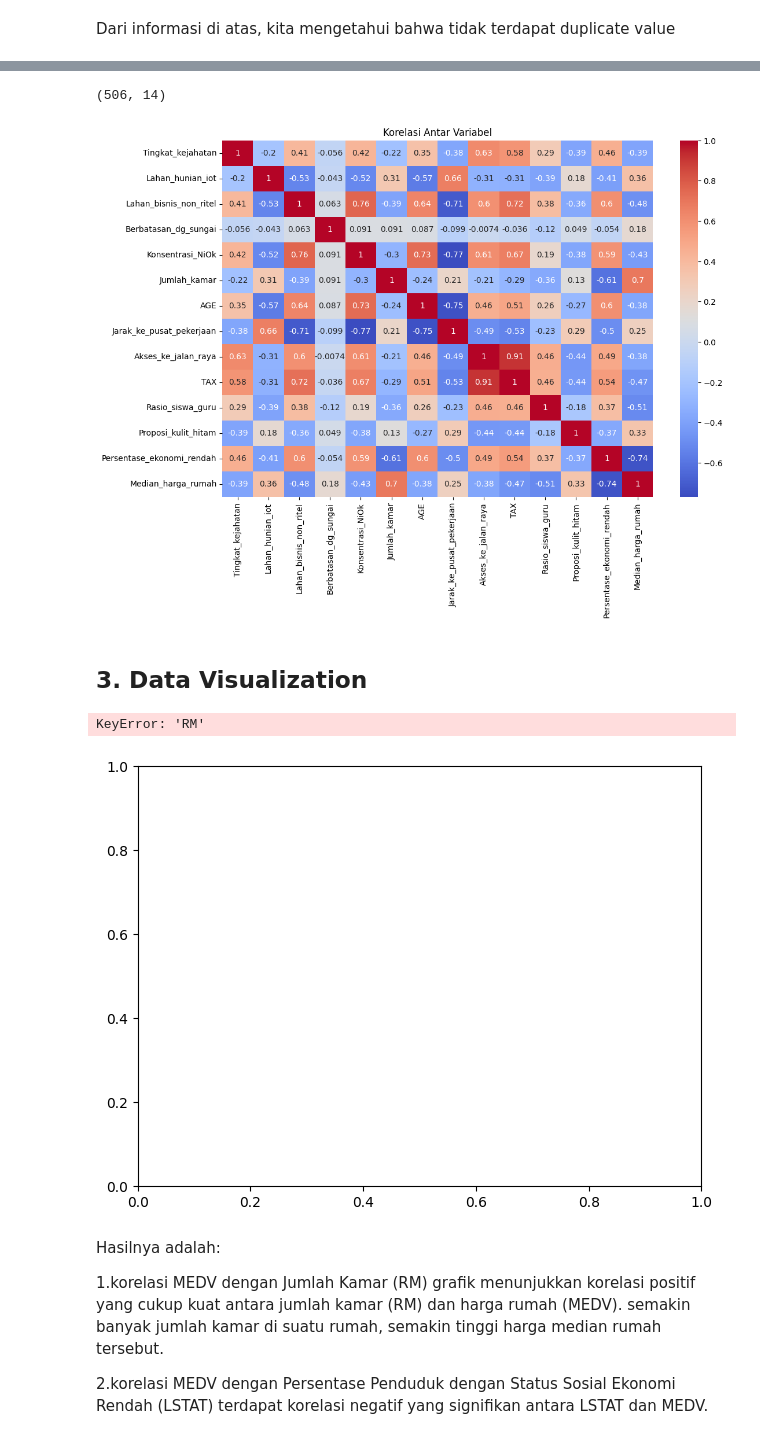
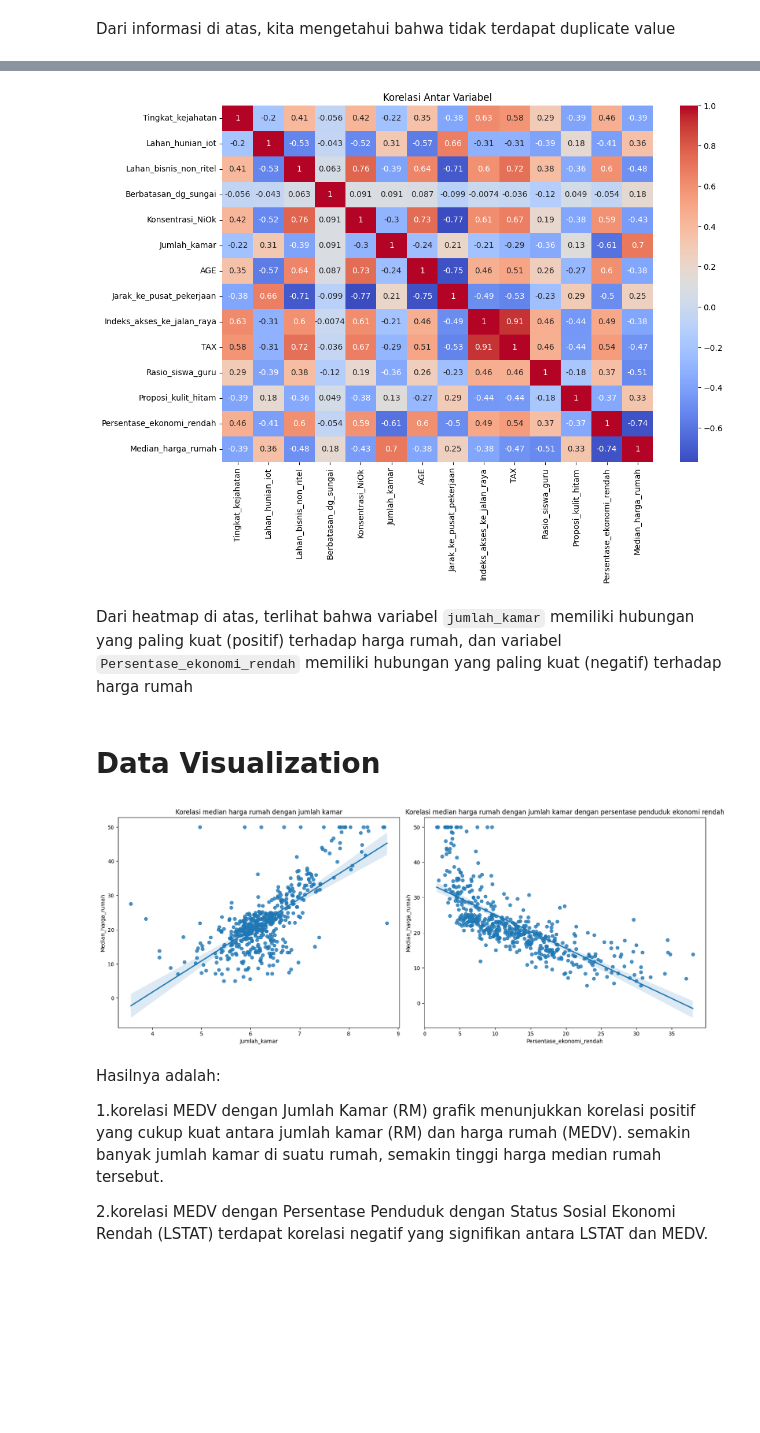
Before and after one commit to MeliaPrnmsr/final_projectml, a Jupyter notebook: final.ipynb, the cells around one changed output, grey strips where cells are left out. Saved outputs shown, nothing was run; the diff lists cells and outputs as text; code cells hidden in the pictures; blank space fills up the shorter version.

```diff
--- a/final.ipynb
+++ b/final.ipynb
@@ -35,7 +59,7 @@ boston.head()
 14. **MEDV** - Nilai tengah dari harga rumah yang dimiliki ($1000).
 # %%
 boston.rename(columns={'CRIM': 'Tingkat_kejahatan', 'ZN': 'Lahan_hunian_iot', 'INDUS': 'Lahan_bisnis_non_ritel', 'CHAS': 'Berbatasan_dg_sungai',
-                       'NOX': 'Konsentrasi_NiOk', 'RM': 'Jumlah_kamar', 'DIS': 'Jarak_ke_pusat_pekerjaan', 'RAD': 'Akses_ke_jalan_raya',
+                       'NOX': 'Konsentrasi_NiOk', 'RM': 'Jumlah_kamar', 'DIS': 'Jarak_ke_pusat_pekerjaan', 'RAD': 'Indeks_akses_ke_jalan_raya',
                        'PTRATIO': 'Rasio_siswa_guru', 'B': 'Proposi_kulit_hitam', 'LSTAT': 'Persentase_ekonomi_rendah', 'MEDV': 'Median_harga_rumah'}, inplace=True)
 # %%
 boston.info()
@@ -137,20 +176,20 @@ Kami menghapus kolom `CHAS` atau `Berbatasan_dg_sungai` dan `MEDV` atau `Median_
 # %%
-lower_bound = Q1 - 1.5 * IQR
-upper_bound = Q3 + 1.5 * IQR
-boston_capped = outliers.clip(lower=lower_bound, upper=upper_bound, axis=1)
+# lower_bound = Q1 - 1.5 * IQR
+# upper_bound = Q3 + 1.5 * IQR
+# boston_capped = outliers.clip(lower=lower_bound, upper=upper_bound, axis=1)
 
-boston_capped['Berbatasan_dg_sungai'] = boston['Berbatasan_dg_sungai']
-boston_capped['Median_harga_rumah'] = boston['Median_harga_rumah']
+# boston_capped['Berbatasan_dg_sungai'] = boston['Berbatasan_dg_sungai']
+# boston_capped['Median_harga_rumah'] = boston['Median_harga_rumah']
+# boston = boston_capped
 
-
-print(boston_capped.shape)
+# print(boston.shape)
-# %% [output]
-(506, 14)
 # %%
 plt.figure(figsize=(12, 8))
 sns.heatmap(boston.corr(), annot=True, cmap='coolwarm')
 plt.title("Korelasi Antar Variabel")
 plt.show()
 # %% [output]
-[figure, old version]
+[figure, new version]
+# %% [markdown]
+Dari heatmap di atas, terlihat bahwa variabel `jumlah_kamar` memiliki hubungan yang paling kuat (positif) terhadap harga rumah, dan variabel `Persentase_ekonomi_rendah` memiliki hubungan yang paling kuat (negatif) terhadap harga rumah
 # %%
@@ -158,23 +197,22 @@ plt.show()
 # %% [markdown]
-## 3. Data Visualization
+# Data Visualization
 # %%
 plt.figure(figsize=(16, 12))
 
-# 1: korelasi medv dengan jumlah kamar
+# korelasi median harga rumah dengan jumlah kamar
 plt.subplot(2, 2, 1)
-sns.regplot(x="RM", y="MEDV", data=boston, fit_reg=True)
-plt.title("Korelasi MEDV dengan Jumlah Kamar")
+sns.regplot(x="Jumlah_kamar", y="Median_harga_rumah", data=boston, fit_reg=True)
+plt.title("Korelasi median harga rumah dengan jumlah kamar")
 
-# 2: korelasi medv dengan persentase penduduk dengan status sosial ekonomi rendah
+# korelasi median harga rumah dengan persentase penduduk ekonomi rendah
 plt.subplot(2, 2, 2)
-sns.regplot(x="LSTAT", y="MEDV", data=boston, fit_reg=True)
-plt.title("Korelasi MEDV dengan Persentase Penduduk dengan Status Sosial Ekonomi Rendah")
+sns.regplot(x="Persentase_ekonomi_rendah", y="Median_harga_rumah", data=boston, fit_reg=True)
+plt.title("Korelasi median harga rumah dengan jumlah kamar dengan persentase penduduk ekonomi rendah")
 
 plt.tight_layout()
 plt.show()
 # %% [output]
-KeyError: 'RM'
-[figure, old version]
+[figure, new version]
 # %% [markdown]
 Hasilnya adalah:
 
```
Also changed, not shown: parts of 35 cells of this notebook, 1 other file.
